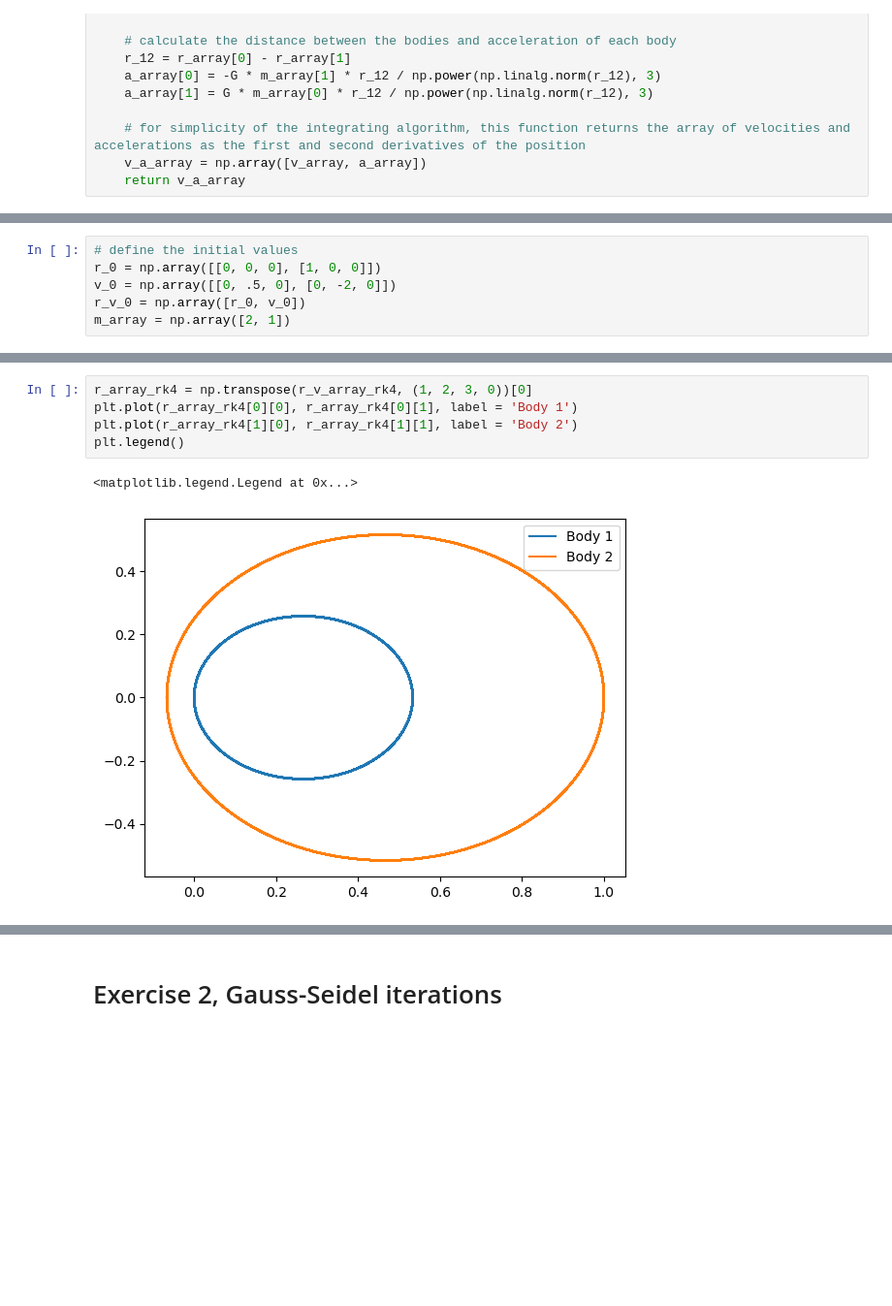
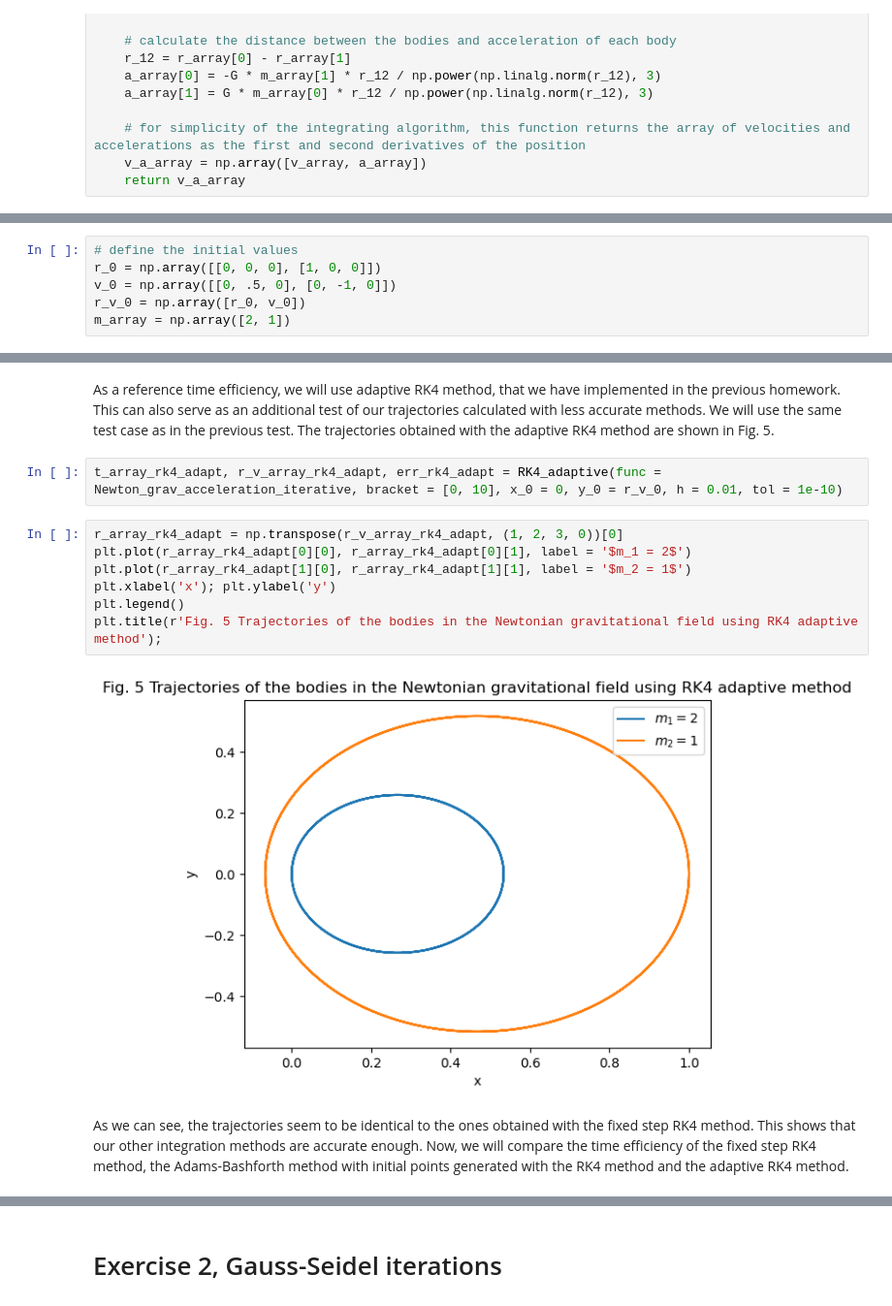
Before and after one commit to askoldvilkha/CompMethods_Astro23, a Jupyter notebook: HW4/hw4_vilkha.ipynb, the cells around one changed output, grey strips where cells are left out. Shown: that part at 97% size. Drawn from its saved outputs; the diff is of its cells as text; blank space fills up the shorter version.

Commit message:
HW4. Cleanup for the previous commit

```diff
--- a/HW4/hw4_vilkha.ipynb
+++ b/HW4/hw4_vilkha.ipynb
@@ -418,6 +563,6 @@ def Newton_grav_acceleration(m_array, t: float, r_v_array, G: float = 1):
 # %%
 # define the initial values
 r_0 = np.array([[0, 0, 0], [1, 0, 0]])
-v_0 = np.array([[0, .5, 0], [0, -2, 0]])
+v_0 = np.array([[0, .5, 0], [0, -1, 0]])
 r_v_0 = np.array([r_0, v_0])
 m_array = np.array([2, 1])
@@ -446,8 +645,15 @@ t_array_rk4, r_v_array_rk4 = RK4_iterative(func = Newton_grav_acceleration_itera
+# %% [markdown]
+As a reference time efficiency, we will use adaptive RK4 method, that we have implemented in the previous homework. This can also serve as an additional test of our trajectories calculated with less accurate methods. We will use the same test case as in the previous test. The trajectories obtained with the adaptive RK4 method are shown in Fig. 5.
+# %%
+t_array_rk4_adapt, r_v_array_rk4_adapt, err_rk4_adapt = RK4_adaptive(func = Newton_grav_acceleration_iterative, bracket = [0, 10], x_0 = 0, y_0 = r_v_0, h = 0.01, tol = 1e-10)
 # %%
-r_array_rk4 = np.transpose(r_v_array_rk4, (1, 2, 3, 0))[0]
-plt.plot(r_array_rk4[0][0], r_array_rk4[0][1], label = 'Body 1')
-plt.plot(r_array_rk4[1][0], r_array_rk4[1][1], label = 'Body 2')
+r_array_rk4_adapt = np.transpose(r_v_array_rk4_adapt, (1, 2, 3, 0))[0]
+plt.plot(r_array_rk4_adapt[0][0], r_array_rk4_adapt[0][1], label = '$m_1 = 2$')
+plt.plot(r_array_rk4_adapt[1][0], r_array_rk4_adapt[1][1], label = '$m_2 = 1$')
+plt.xlabel('x'); plt.ylabel('y')
 plt.legend()
+plt.title(r'Fig. 5 Trajectories of the bodies in the Newtonian gravitational field using RK4 adaptive method');
 # %% [output]
-<matplotlib.legend.Legend at 0x...>
-[figure, old version]
+[figure, new version]
+# %% [markdown]
+As we can see, the trajectories seem to be identical to the ones obtained with the fixed step RK4 method. This shows that our other integration methods are accurate enough. Now, we will compare the time efficiency of the fixed step RK4 method, the Adams-Bashforth method with initial points generated with the RK4 method and the adaptive RK4 method.
```
Also changed, not shown: parts of 29 cells of this notebook.
